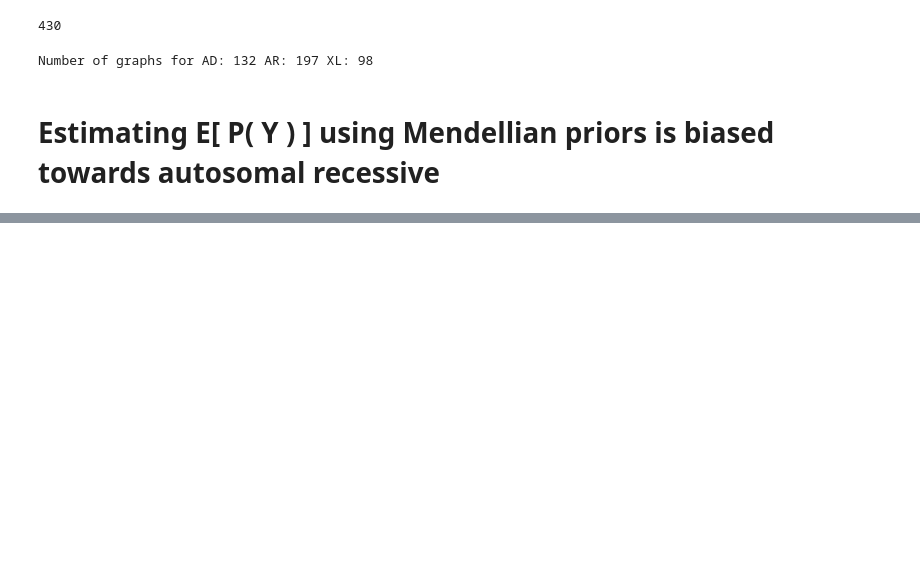
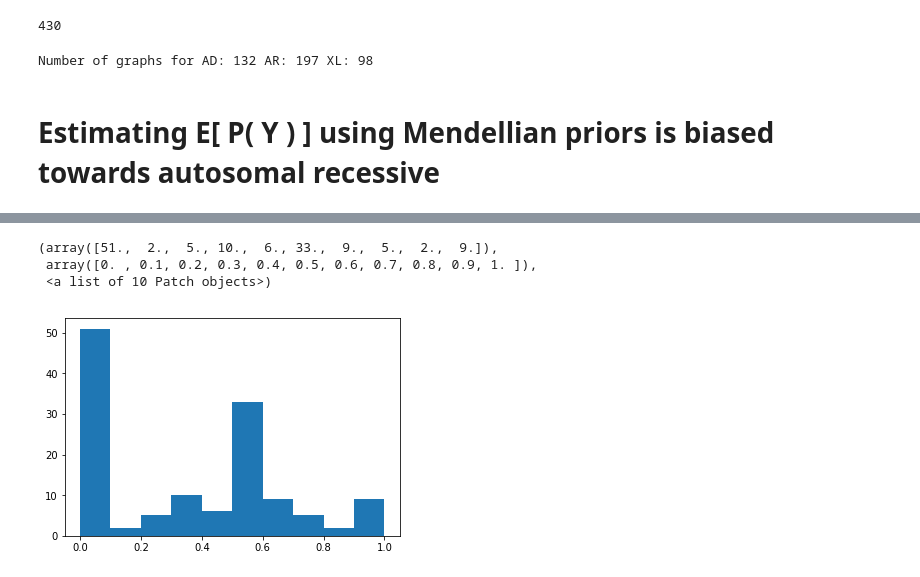
Before and after one commit to EddieCunningham/GraphLSSM, a Jupyter notebook: research/Summary.ipynb, the cells around one changed output, grey strips where cells are left out. Drawn from its saved outputs; the diff is of its cells as text; code cells hidden in the pictures; blank space fills up the shorter version.

```diff
--- a/research/Summary.ipynb
+++ b/research/Summary.ipynb
@@ -238,0 +269,14 @@ fullPredictions( ad_test_copy, ar_test_copy, xl_test_copy, N=100, strength=30, s
+# %%
+sorted_graphs, predicted, true, all_probs, _, _, _ = list( zip( *results ) )
+# %%
+def separateResults( results ):
+    sorted_graphs, predicted, true, all_probs, _, _, _ = list( zip( *results ) )
+    ad_results, ar_results, xl_results = [], [], []
+    for g, p, t, prob in zip( sorted_graphs, predicted, true, all_probs ):
+        if( t == 'AD' ):
+            ad_results.append( ( g, p, prob ) )
+        elif( t == 'AR' ):
+            ar_results.append( ( g, p, prob ) )
+        else:
+            xl_results.append( ( g, p, prob ) )
+    return ad_results, ar_results, xl_results
@@ -238,0 +377,18 @@ fullPredictions( ad_test_copy, ar_test_copy, xl_test_copy, N=100, strength=30, s
+# %%
+n_affected = []
+for graph, _, _ in ad_results:
+    ans = 0
+    for node, attr in graph[ 0 ].attrs.items():
+        if( attr[ 'affected' ] == True and attr[ 'sex' ] == 'male' ):
+            ans += 1
+    if( graph[ 0 ].getNumbAffected() > 1 ):
+        n_affected.append( ans / graph[ 0 ].getNumbAffected() )
+    else:
+        n_affected.append( 0 )
+#     n_affected.append( graph[ 0 ].getNumbAffected() )
+plt.hist( n_affected )
+# %% [output]
+(array([51.,  2.,  5., 10.,  6., 33.,  9.,  5.,  2.,  9.]),
+ array([0. , 0.1, 0.2, 0.3, 0.4, 0.5, 0.6, 0.7, 0.8, 0.9, 1. ]),
+ <a list of 10 Patch objects>)
+[figure, added]
```
Also changed, not shown: parts of 59 cells of this notebook, 12 other files.
